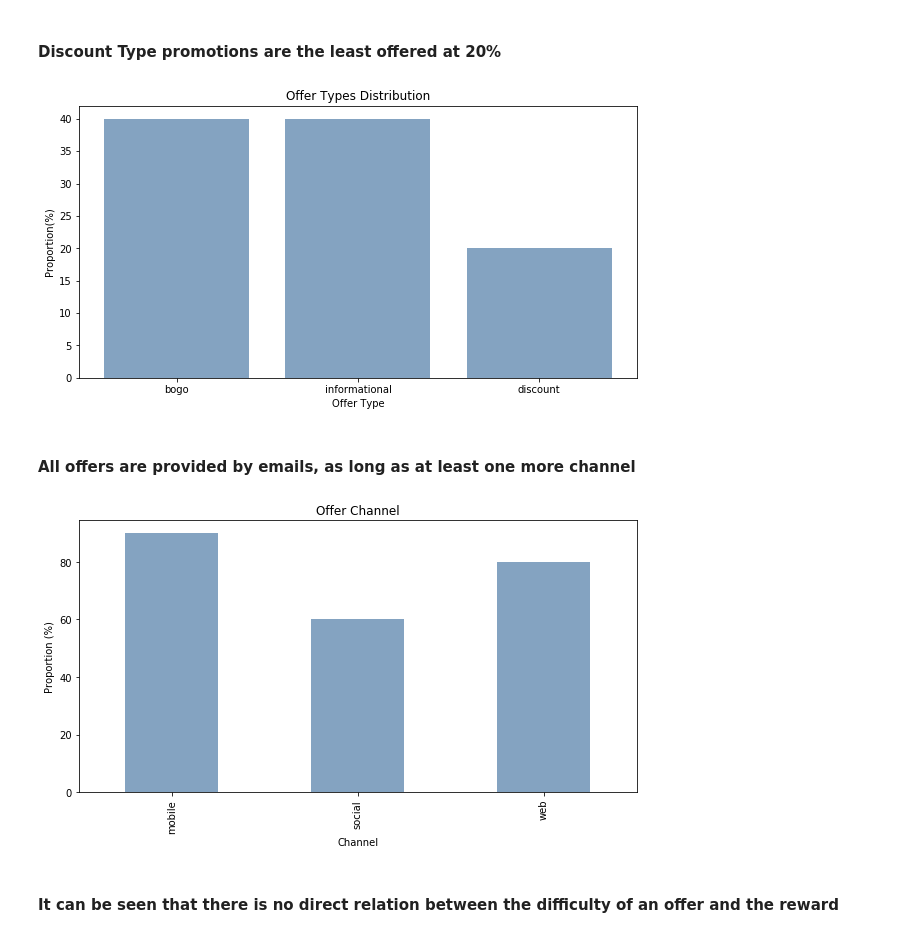
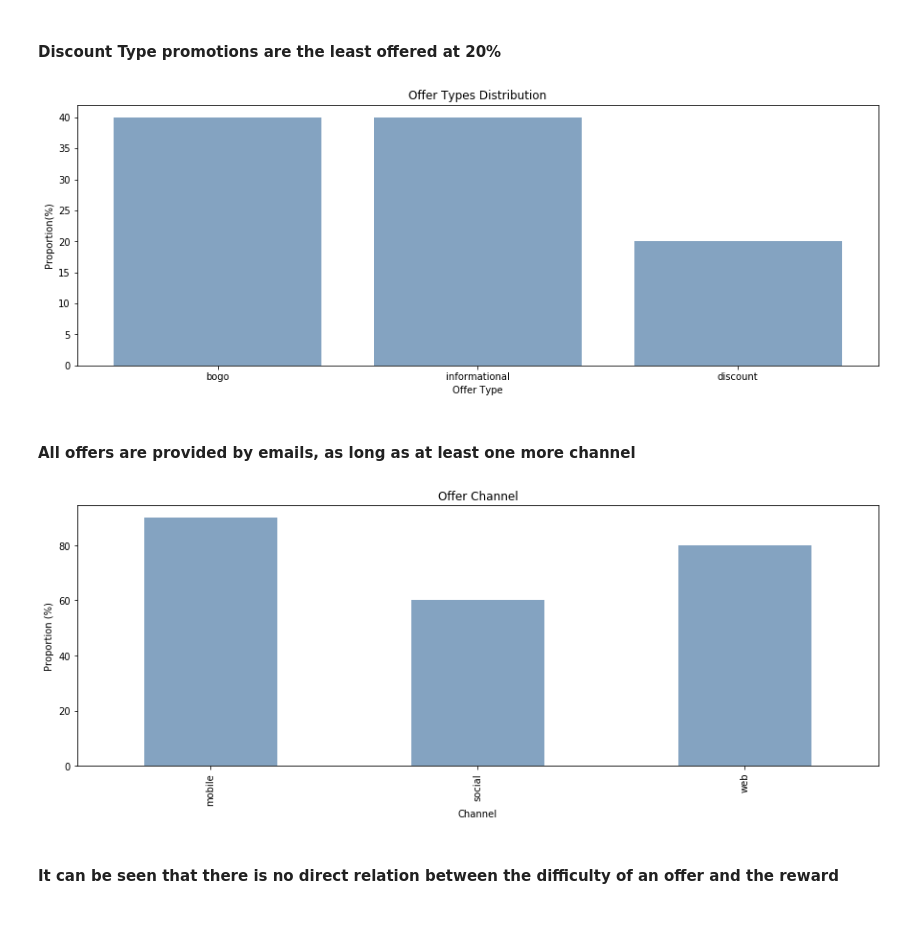
Before and after one commit to adhamelkhouly/starbucks_promotions, a Jupyter notebook: starbucks_offers.ipynb, the cells around one changed output. Cells and saved outputs as stored; diff of their text form; code cells hidden in the pictures.

Commit message:
COMPLETED data exploration Added a method that creates a full dataframe Added a simple linear regression model to look at the strong indicators TODO: Predictive model

```diff
--- a/starbucks_offers.ipynb
+++ b/starbucks_offers.ipynb
@@ -88,7 +98,7 @@ def offer_mapper(df, column_name):
             counter+=1
 
         offer_encoded.append(coded_dict[val])
-    return offer_encoded
+    return offer_encoded, coded_dict
 # %%
 def clean_portfolio_data(df):
     """
@@ -101,7 +111,7 @@ def clean_portfolio_data(df):
     df.drop(columns=['channels'], inplace=True)
 
     #Encode offer id from 0 to 9
-    df.offer_id = offer_mapper(df, 'offer_id')
+    df.offer_id, offers_dict = offer_mapper(df, 'offer_id')
 
     #Rearrange columns
     columns_list = df.columns.tolist()
@@ -111,7 +121,7 @@ def clean_portfolio_data(df):
     #Index
     df = df.set_index('offer_id')
 
-    return df
+    return df, offers_dict
 # %% [markdown]
 #### Portfolio dataframe before cleaning
 # %%
@@ -131,7 +141,7 @@ portfolio.head(10)
 # %% [markdown]
 #### Portfolio dataframe after cleaning
 # %%
-portfolio = clean_portfolio_data(portfolio)
+portfolio, offers_dict = clean_portfolio_data(portfolio)
 portfolio.head(10)
 # %% [output]
 |  | offer_type | difficulty | duration | reward | email | mobile | social | web |
@@ -149,26 +159,26 @@ portfolio.head(10)
 # %% [markdown]
 #### Discount Type promotions are the least offered at 20%
 # %%
-plt.figure(figsize=(10, 5))
+plt.figure(figsize=(15, 5))
 plt.bar(x=portfolio.offer_type.unique(),
         height=(portfolio.offer_type.value_counts()/portfolio.shape[0]).values*100,
         color=(0.2, 0.4, 0.6, 0.6))
 plt.title('Offer Types Distribution')
 plt.xlabel('Offer Type')
 plt.ylabel('Proportion(%)');
 # %% [output]
-[figure, old version]
+[figure, new version]
 # %% [markdown]
 #### All offers are provided by emails, as long as at least one more channel
 # %%
-plt.figure(figsize=(10, 5))
+plt.figure(figsize=(15, 5))
 (portfolio.iloc[:, 5:].sum()/portfolio.shape[0]*100).plot(kind='bar', color=(0.2, 0.4, 0.6, 0.6))
 plt.title('Offer Channel')
 plt.xlabel('Channel')
 plt.ylabel('Proportion (%)')
 plt.show()
 # %% [output]
-[figure, old version]
+[figure, new version]
 # %% [markdown]
 #### It can be seen that there is no direct relation between the difficulty of an offer and the reward
 # %%
```
Also changed, not shown: parts of 67 cells of this notebook.
